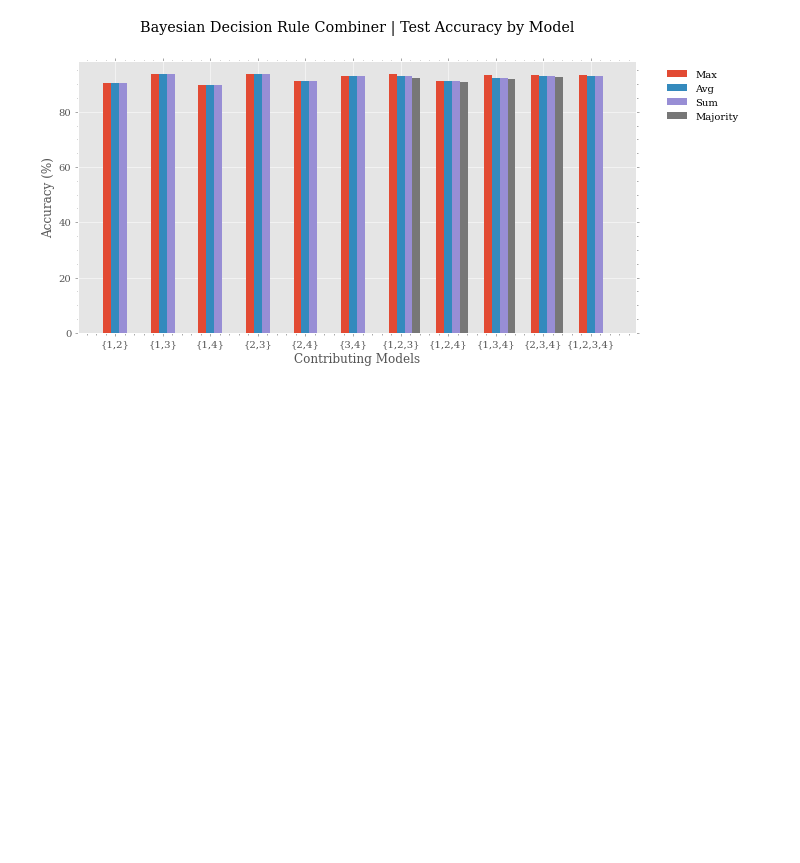
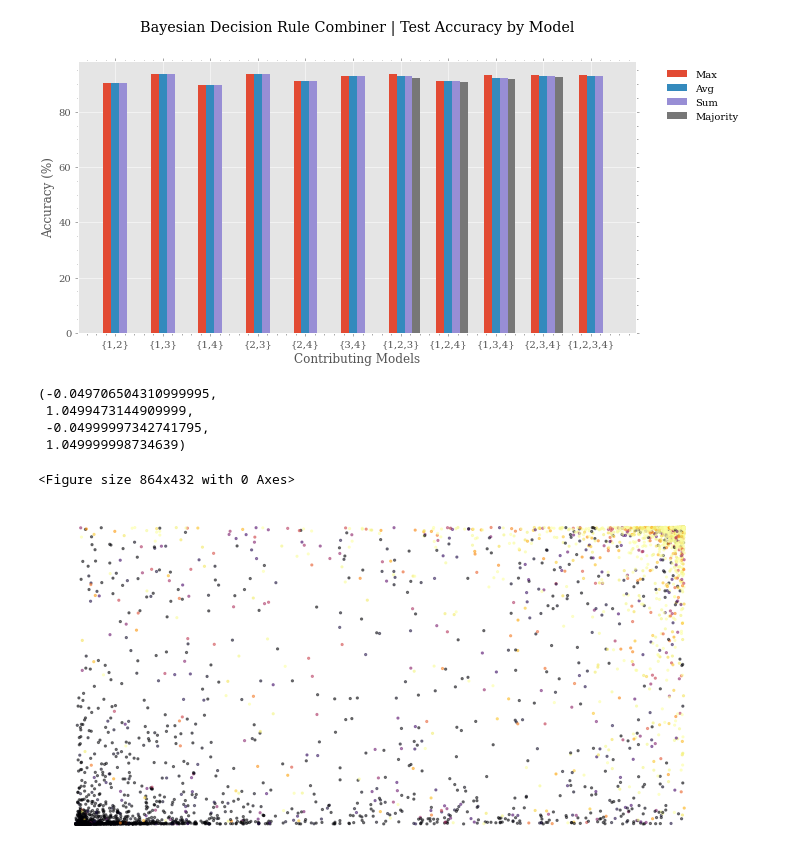
Before and after one commit to usnistgov/STVM_NLP_Research, a Jupyter notebook: combiners/SSNet_predictions_notebook.ipynb, the cells around one changed output. Cells and saved outputs as stored; diff of their text form; code cells hidden in the pictures; blank space fills up the shorter version.

```diff
--- a/combiners/SSNet_predictions_notebook.ipynb
+++ b/combiners/SSNet_predictions_notebook.ipynb
@@ -395,3 +396,30 @@ for i in range(2):
 # %% [output]
 [figure]
 [figure]
+# %%
+p = []
+# for f in range(2):
+dataset = '5ktrain'
+plot_size = (12, 6)
+fig = plt.figure(figsize=plot_size)
+plt.rcParams["figure.figsize"] = plot_size
+fig, ax = plt.subplots()
+# ax.set_xscale('log')
+# ax.set_yscale('log')
+
+for f in list('1234'):
+    with open(f'./model_{int(f)}_{dataset}.csv') as predictions:
+        reader = csv.reader(predictions)
+        data = list(reader)
+        data.sort(key=lambda d: d[1])
+        p.append(data[:])
+points = [[float(m[0]) for m in n if '.' in m[0]] for n in p]
+ax.scatter(*points[:2], alpha=0.5, s=5, c=points[2], cmap='inferno')
+ax.axis('off')
+# %% [output]
+(-0.049706504310999995,
+ 1.0499473144909999,
+ -0.04999997342741795,
+ 1.049999998734639)
+<Figure size 864x432 with 0 Axes>
+[figure, added]
```
Also changed, not shown: parts of 4 cells of this notebook, 1 other file.
